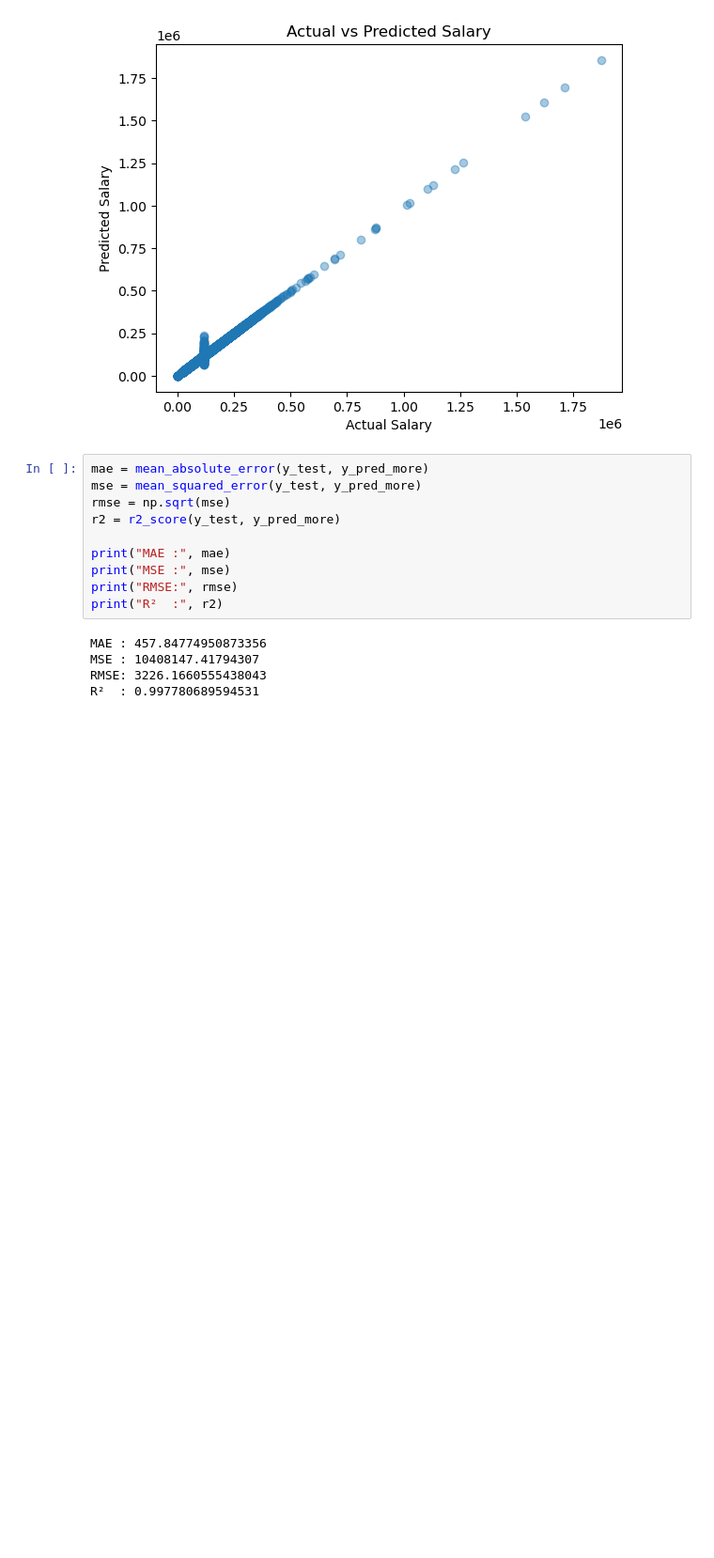
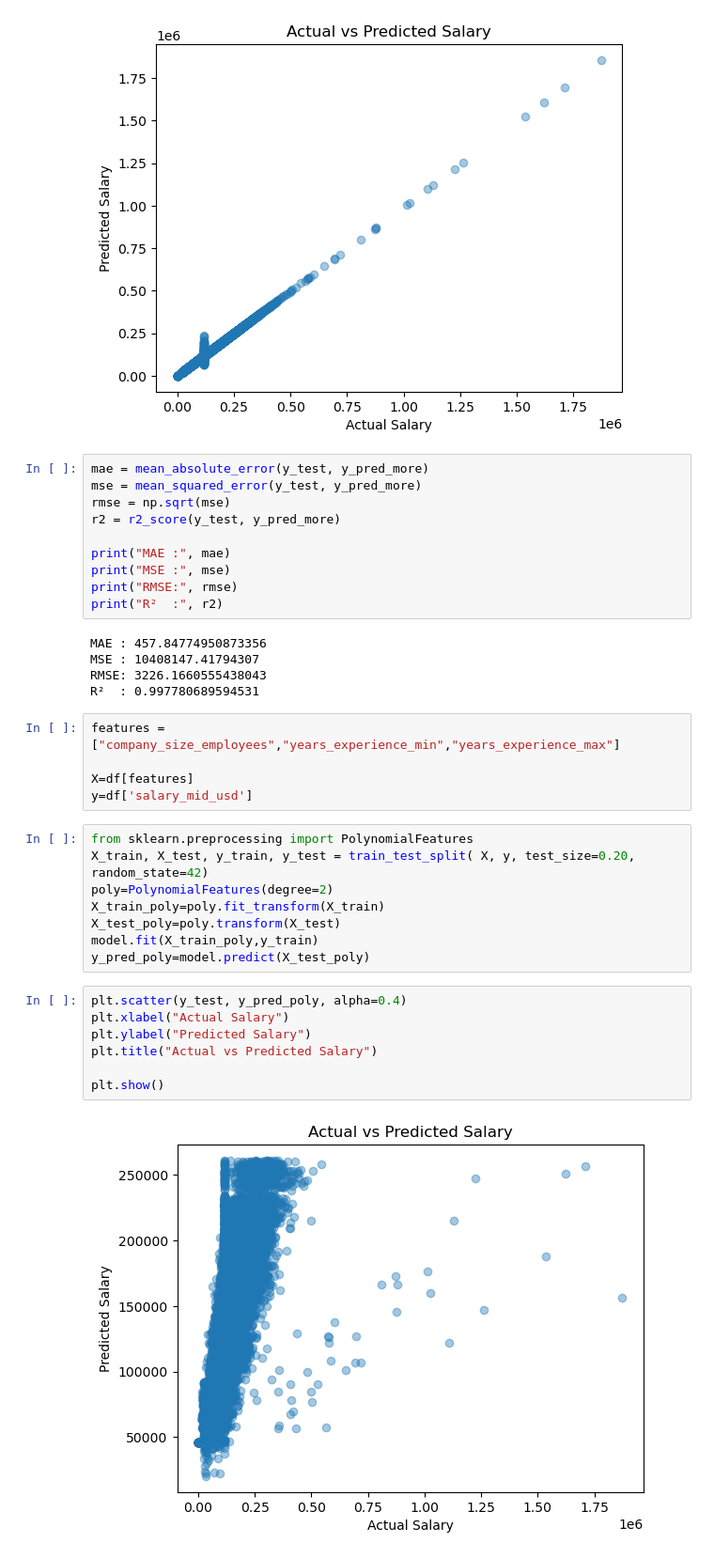
Before and after one commit to noobcoder909/MLCoE-task-3, a Jupyter notebook: supervised.ipynb, the cells around one changed output. Shown at 94% size. Drawn from its saved outputs; the diff is of its cells as text; blank space fills up the shorter version.

Commit message:
linear regression with column transform

```diff
--- a/supervised.ipynb
+++ b/supervised.ipynb
@@ -329,3 +329,25 @@ MAE : 457.84774950873356
 MSE : 10408147.41794307
 RMSE: 3226.1660555438043
 R²  : 0.997780689594531
+# %%
+features = ["company_size_employees","years_experience_min","years_experience_max"]
+
+X=df[features]
+y=df['salary_mid_usd']
+# %%
+from sklearn.preprocessing import PolynomialFeatures
+X_train, X_test, y_train, y_test = train_test_split( X, y, test_size=0.20, random_state=42)
+poly=PolynomialFeatures(degree=2)
+X_train_poly=poly.fit_transform(X_train)
+X_test_poly=poly.transform(X_test)
+model.fit(X_train_poly,y_train)
+y_pred_poly=model.predict(X_test_poly)
+# %%
+plt.scatter(y_test, y_pred_poly, alpha=0.4)
+plt.xlabel("Actual Salary")
+plt.ylabel("Predicted Salary")
+plt.title("Actual vs Predicted Salary")
+
+plt.show()
+# %% [output]
+[figure, added]
```
Also changed, not shown: parts of 18 cells of this notebook.
